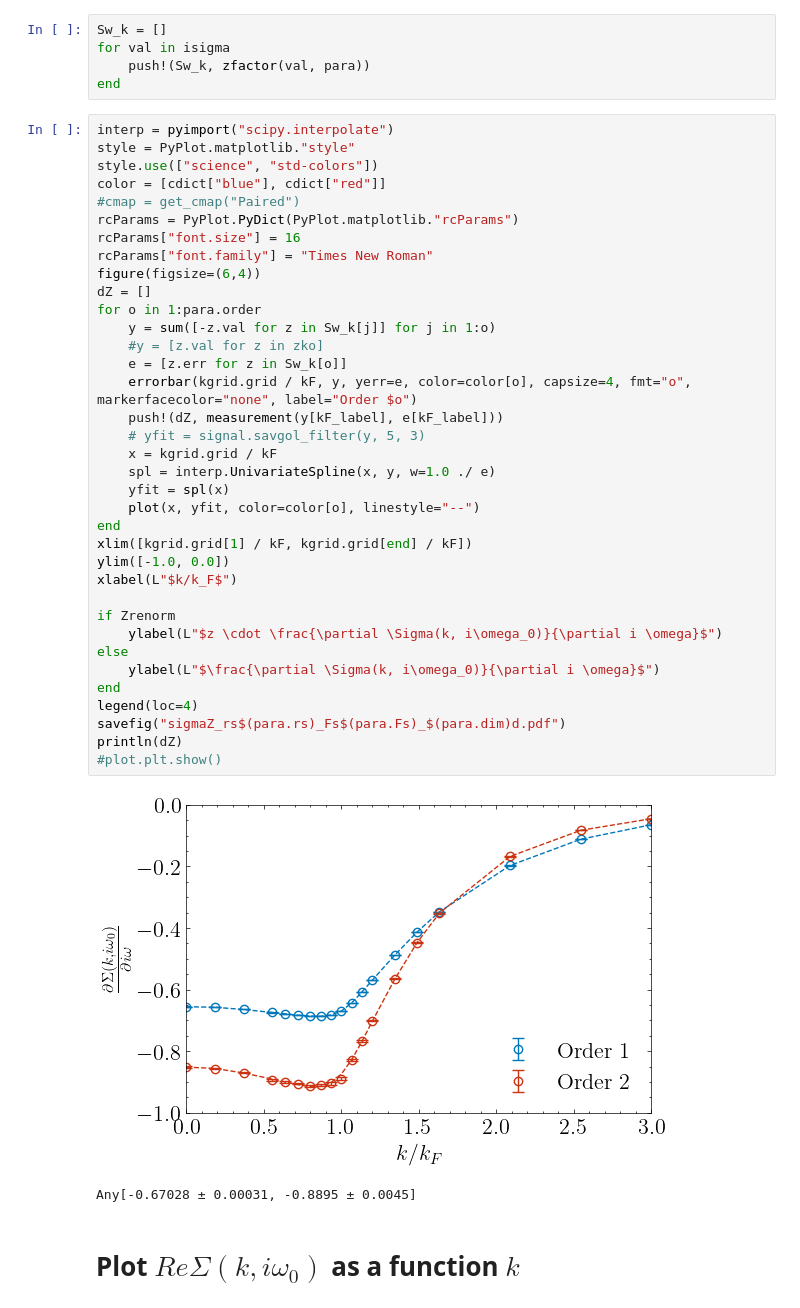
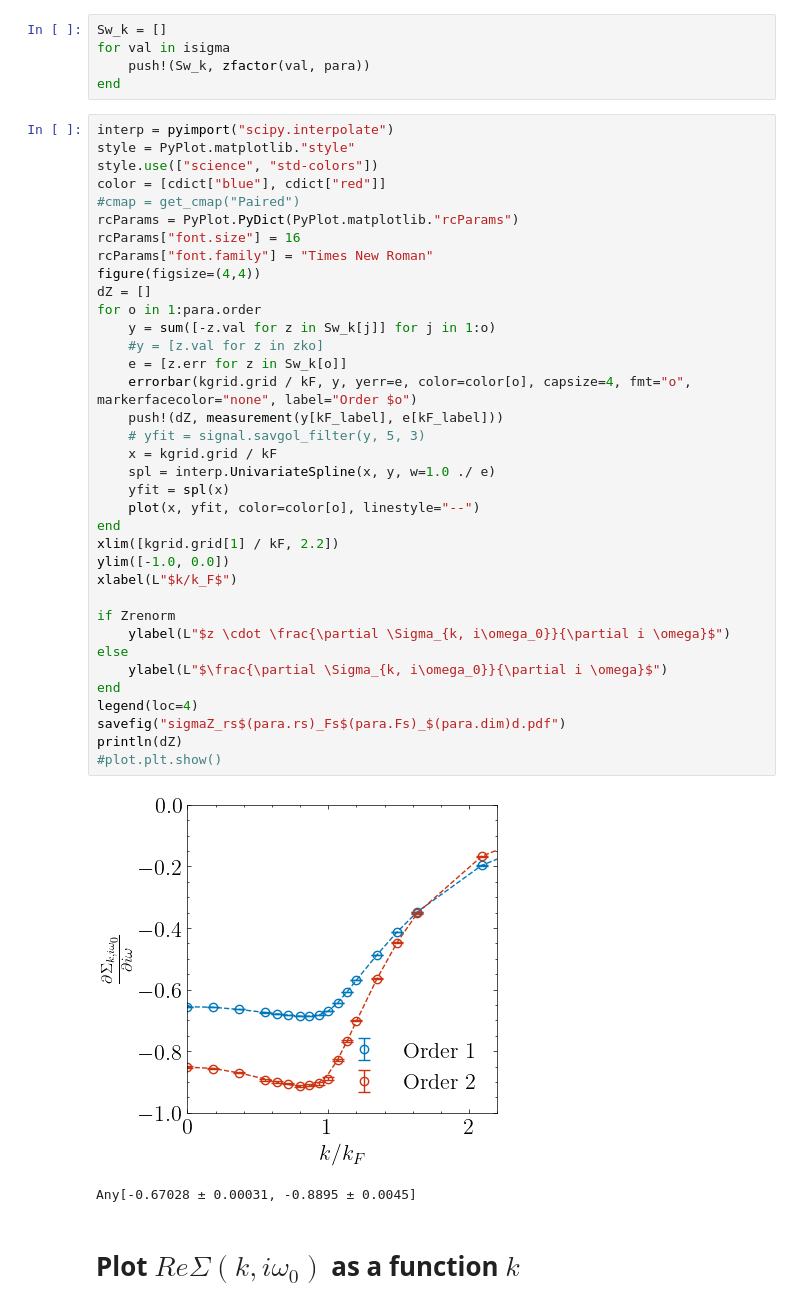
Before and after one commit to numericalEFT/ElectronLiquid.jl, a Jupyter notebook: sigma/plotK.ipynb, the cells around one changed output. Cells and saved outputs as stored; diff of their text form.

Commit message:
update plots

```diff
--- a/sigma/plotK.ipynb
+++ b/sigma/plotK.ipynb
@@ -45,38 +45,38 @@ style = PyPlot.matplotlib."style"
 style.use(["science", "std-colors"])
 color = [cdict["blue"], cdict["red"]]
 #cmap = get_cmap("Paired")
 rcParams = PyPlot.PyDict(PyPlot.matplotlib."rcParams")
 rcParams["font.size"] = 16
 rcParams["font.family"] = "Times New Roman"
-figure(figsize=(6,4))
+figure(figsize=(4,4))
 dZ = []
 for o in 1:para.order
     y = sum([-z.val for z in Sw_k[j]] for j in 1:o)
     #y = [z.val for z in zko]
     e = [z.err for z in Sw_k[o]]
     errorbar(kgrid.grid / kF, y, yerr=e, color=color[o], capsize=4, fmt="o", markerfacecolor="none", label="Order $o")
     push!(dZ, measurement(y[kF_label], e[kF_label]))
     # yfit = signal.savgol_filter(y, 5, 3)
     x = kgrid.grid / kF
     spl = interp.UnivariateSpline(x, y, w=1.0 ./ e)
     yfit = spl(x)
     plot(x, yfit, color=color[o], linestyle="--")
 end
-xlim([kgrid.grid[1] / kF, kgrid.grid[end] / kF])
+xlim([kgrid.grid[1] / kF, 2.2])
 ylim([-1.0, 0.0])
 xlabel(L"$k/k_F$")
 
 if Zrenorm
-    ylabel(L"$z \cdot \frac{\partial \Sigma(k, i\omega_0)}{\partial i \omega}$")
+    ylabel(L"$z \cdot \frac{\partial \Sigma_{k, i\omega_0}}{\partial i \omega}$")
 else
-    ylabel(L"$\frac{\partial \Sigma(k, i\omega_0)}{\partial i \omega}$")
+    ylabel(L"$\frac{\partial \Sigma_{k, i\omega_0}}{\partial i \omega}$")
 end
 legend(loc=4)
 savefig("sigmaZ_rs$(para.rs)_Fs$(para.Fs)_$(para.dim)d.pdf")
 println(dZ)
 #plot.plt.show()
 # %% [output]
-[figure, old version]
+[figure, new version]
 Any[-0.67028 ± 0.00031, -0.8895 ± 0.0045]
 # %% [markdown]
 # Plot $Re\Sigma(k, i\omega_0)$ as a function $k$
```
Also changed, not shown: parts of 1 cell of this notebook.
